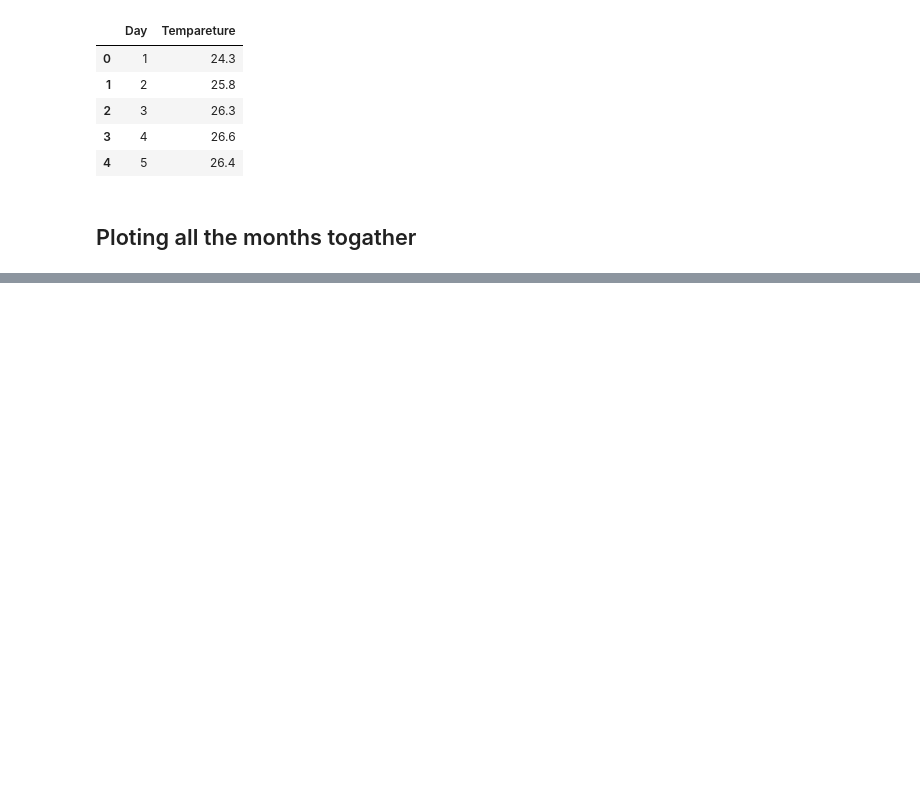
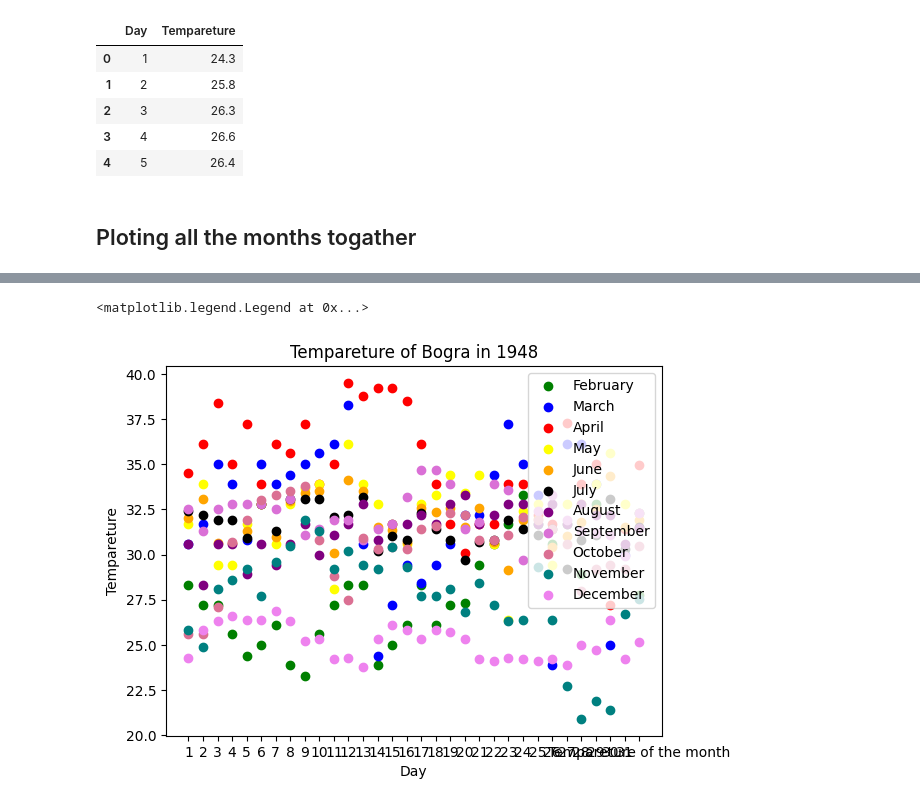
Before and after one commit to Anik-Mushfik/OOPProject, a Jupyter notebook: Data_Visualization.ipynb, the cells around one changed output, grey strips where cells are left out. Cells and saved outputs as stored; diff of their text form; code cells hidden in the pictures; blank space fills up the shorter version.

```diff
--- a/Data_Visualization.ipynb
+++ b/Data_Visualization.ipynb
@@ -395,0 +471,20 @@ plt.legend()
+# %%
+plt.scatter(february['Day'], february['Tempareture'], color= 'green', label= 'February')
+plt.scatter(march['Day'], march['Tempareture'], color= 'blue', label= 'March')
+plt.scatter(april['Day'], april['Tempareture'], color= 'red', label= 'April')
+plt.scatter(may['Day'], may['Tempareture'], color= 'yellow', label= 'May')
+plt.scatter(june['Day'], june['Tempareture'], color= 'orange', label= 'June')
+plt.scatter(july['Day'], july['Tempareture'], color= 'black', label= 'July')
+plt.scatter(august['Day'], august['Tempareture'], color= 'purple', label= 'August')
+plt.scatter(september['Day'], september['Tempareture'], color= 'orchid', label= 'September')
+plt.scatter(october['Day'], october['Tempareture'], color= 'palevioletred', label= 'October')
+plt.scatter(november['Day'], november['Tempareture'], color= 'teal', label= 'November')
+plt.scatter(december['Day'], december['Tempareture'], color= 'violet', label= 'December')
+plt.title("Tempareture of Bogra in 1948")
+# plt.xticks(['5', '10','15', '20','25','30'])
+plt.xlabel('Day')
+plt.ylabel('Tempareture')
+plt.legend()
+# %% [output]
+<matplotlib.legend.Legend at 0x...>
+[figure, added]
```
Also changed, not shown: parts of 16 cells of this notebook, 3 other files.
